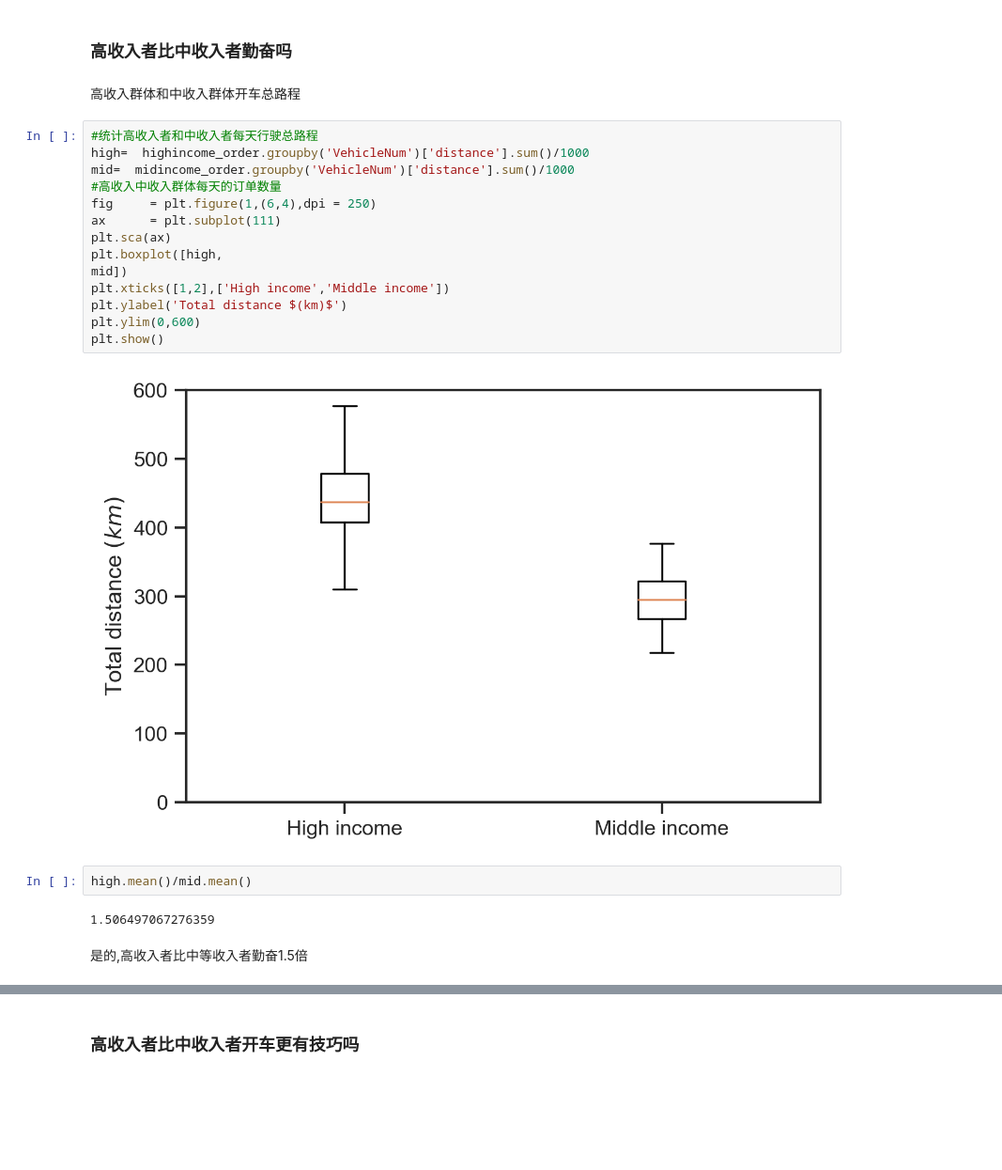
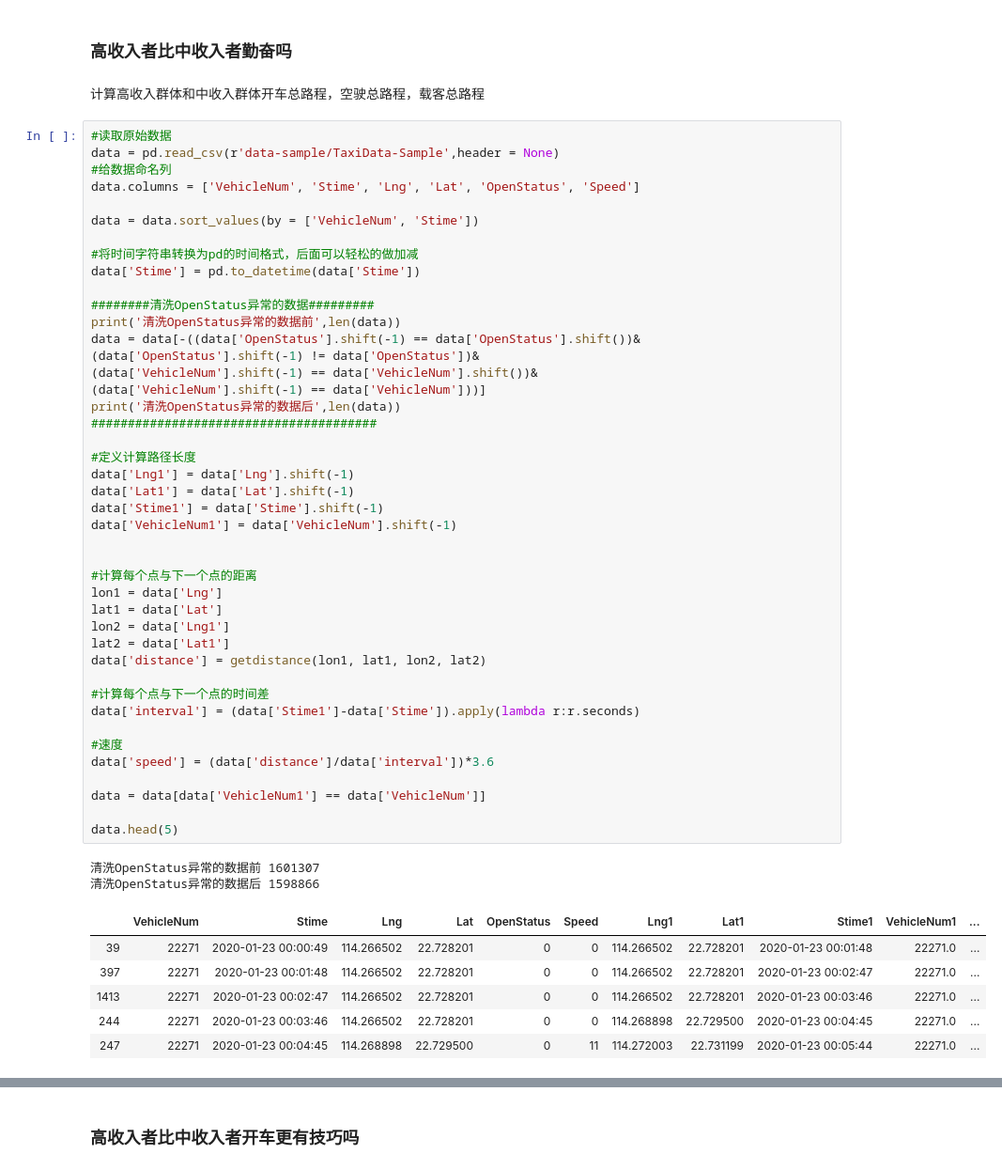
Before and after one commit to ni1o1/pygeo-tutorial, a Jupyter notebook: 8-project.ipynb, the cells around one changed output, grey strips where cells are left out. Shown at 94% size. Cells and saved outputs as stored; diff of their text form; blank space fills up the shorter version.

```diff
--- a/8-project.ipynb
+++ b/8-project.ipynb
@@ -623,27 +625,57 @@ plt.show()
 ## 具体一点，到底在哪里存在差距？
 # %% [markdown]
 ### 高收入者比中收入者勤奋吗
-# %% [markdown]
-高收入群体和中收入群体开车总路程
-# %%
-#统计高收入者和中收入者每天行驶总路程
-high=  highincome_order.groupby('VehicleNum')['distance'].sum()/1000
-mid=  midincome_order.groupby('VehicleNum')['distance'].sum()/1000
-#高收入中收入群体每天的订单数量
-fig     = plt.figure(1,(6,4),dpi = 250)
-ax      = plt.subplot(111)
-plt.sca(ax)
-plt.boxplot([high,
-mid])
-plt.xticks([1,2],['High income','Middle income'])
-plt.ylabel('Total distance $(km)$')
-plt.ylim(0,600)
-plt.show()
-# %% [output]
-[figure, removed]
-# %%
-high.mean()/mid.mean()
-# %% [output]
-1.506497067276359
-# %% [markdown]
-是的,高收入者比中等收入者勤奋1.5倍
+# %% [markdown]
+计算高收入群体和中收入群体开车总路程，空驶总路程，载客总路程
+# %%
+#读取原始数据
+data = pd.read_csv(r'data-sample/TaxiData-Sample',header = None)
+#给数据命名列
+data.columns = ['VehicleNum', 'Stime', 'Lng', 'Lat', 'OpenStatus', 'Speed']
+
+data = data.sort_values(by = ['VehicleNum', 'Stime'])
+
+#将时间字符串转换为pd的时间格式，后面可以轻松的做加减
+data['Stime'] = pd.to_datetime(data['Stime'])
+
+########清洗OpenStatus异常的数据#########
+print('清洗OpenStatus异常的数据前',len(data))
+data = data[-((data['OpenStatus'].shift(-1) == data['OpenStatus'].shift())&
+(data['OpenStatus'].shift(-1) != data['OpenStatus'])&
+(data['VehicleNum'].shift(-1) == data['VehicleNum'].shift())&
+(data['VehicleNum'].shift(-1) == data['VehicleNum']))]
+print('清洗OpenStatus异常的数据后',len(data))
+#######################################
+
+#定义计算路径长度
+data['Lng1'] = data['Lng'].shift(-1)
+data['Lat1'] = data['Lat'].shift(-1)
+data['Stime1'] = data['Stime'].shift(-1)
+data['VehicleNum1'] = data['VehicleNum'].shift(-1)
+
+
+#计算每个点与下一个点的距离
+lon1 = data['Lng']
+lat1 = data['Lat']
+lon2 = data['Lng1']
+lat2 = data['Lat1']
+data['distance'] = getdistance(lon1, lat1, lon2, lat2)
+
+#计算每个点与下一个点的时间差
+data['interval'] = (data['Stime1']-data['Stime']).apply(lambda r:r.seconds)
+
+#速度
+data['speed'] = (data['distance']/data['interval'])*3.6
+
+data = data[data['VehicleNum1'] == data['VehicleNum']]
+
+data.head(5)
+# %% [output]
+清洗OpenStatus异常的数据前 1601307
+清洗OpenStatus异常的数据后 1598866
+|  | VehicleNum | Stime | Lng | Lat | OpenStatus | Speed | Lng1 | Lat1 | Stime1 | VehicleNum1 | ... |
+| 39 | 22271 | 2020-01-23 00:00:49 | 114.266502 | 22.728201 | 0 | 0 | 114.266502 | 22.728201 | 2020-01-23 00:01:48 | 22271.0 | ... |
+| 397 | 22271 | 2020-01-23 00:01:48 | 114.266502 | 22.728201 | 0 | 0 | 114.266502 | 22.728201 | 2020-01-23 00:02:47 | 22271.0 | ... |
+| 1413 | 22271 | 2020-01-23 00:02:47 | 114.266502 | 22.728201 | 0 | 0 | 114.266502 | 22.728201 | 2020-01-23 00:03:46 | 22271.0 | ... |
+| 244 | 22271 | 2020-01-23 00:03:46 | 114.266502 | 22.728201 | 0 | 0 | 114.268898 | 22.729500 | 2020-01-23 00:04:45 | 22271.0 | ... |
+| 247 | 22271 | 2020-01-23 00:04:45 | 114.268898 | 22.729500 | 0 | 11 | 114.272003 | 22.731199 | 2020-01-23 00:05:44 | 22271.0 | ... |
```
Also changed, not shown: parts of 6 cells of this notebook.
